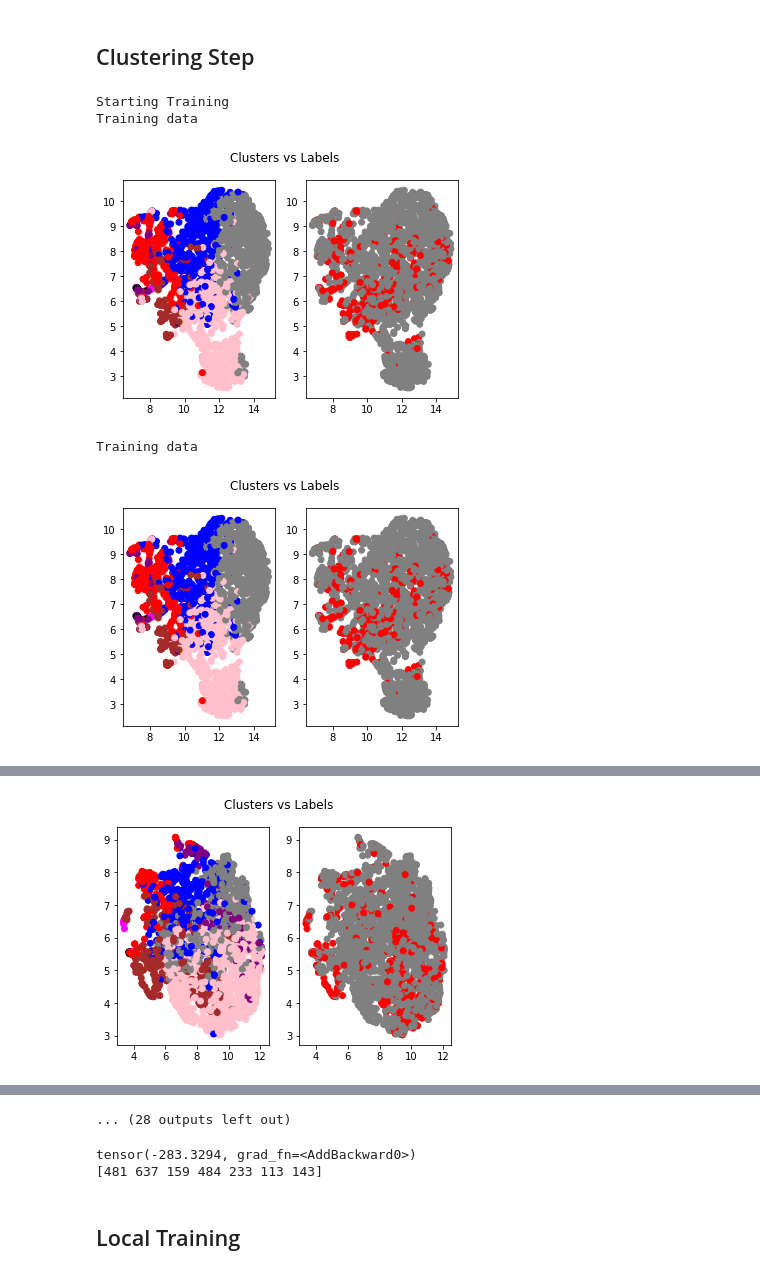
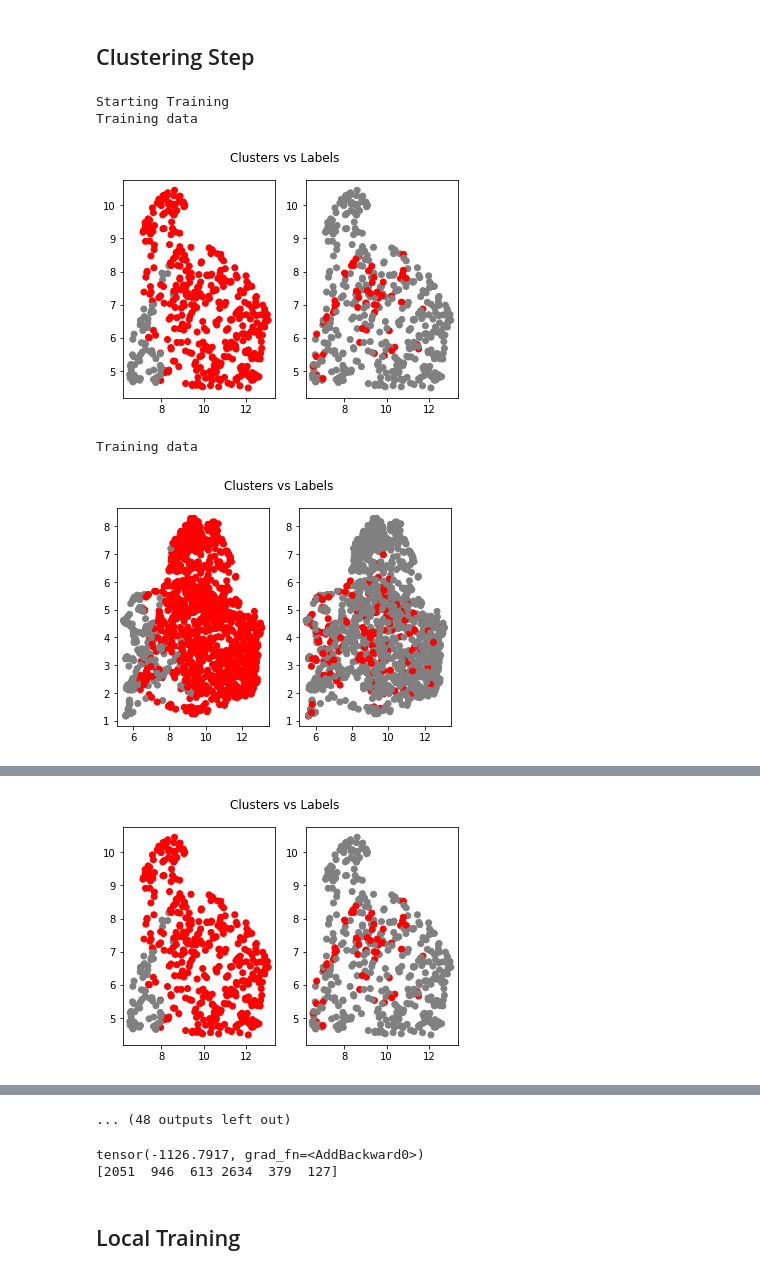
Before and after one commit to shivin9/ExpertNet, a Jupyter notebook: IDEC (CAC).ipynb, the cells around one changed output, grey strips where cells are left out. Cells and saved outputs as stored; diff of their text form; code cells hidden in the pictures.

```diff
--- a/IDEC (CAC).ipynb
+++ b/IDEC (CAC).ipynb
@@ -178,8 +178,8 @@ def cluster_acc(y_true, y_pred):
 def plot(model, X_train, y_train, X_test=None, y_test=None, labels=None):
     reducer = umap.UMAP(random_state=42)
 #     idx = torch.Tensor(np.random.randint(0,len(X_train),\
-#                         int(1*len(X_train)))).type(torch.LongTensor).to(device)
-    idx = range(len(X_train))
+#                         int(0.1*len(X_train)))).type(torch.LongTensor).to(device)
+    idx = range(int(0.2*len(X_train)))
     qs, latents_X = model(X_train[idx], output="latent")
     q_train = qs[0]
     y_train = y_train[idx]
@@ -1020,6 +1025,7 @@ for epoch in range(N_EPOCHS):
 #         print("Original labels")
 #         plot(model, torch.FloatTensor(X_val).to(args.device), y_val, labels=ori_val_cluster_indices)
 #         print("New Labels")
+        plot(model, torch.FloatTensor(X_train).to(args.device), y_train)
         plot(model, torch.FloatTensor(X_val).to(args.device), y_val)
 
         X_latents, _, tmp_q = model(torch.Tensor(X_train).to(args.device), output="decoded")
@@ -1208,7 +1214,7 @@ for epoch in range(N_EPOCHS):
             km_loss += torch.linalg.vector_norm(X_latents[pts_index] - model.cluster_layer[j])/(1+len(cluster_pts))
 
         q_tmp = source_distribution(X_latents, model.cluster_layer)
-        km_loss -= torch.sum(torch.kl_div(torch.sum(q_tmp, axis=0), torch.ones(args.n_clusters)))/args.n_clusters
+        km_loss -= torch.sum(torch.kl_div(torch.sum(q_tmp, axis=0), torch.ones(args.n_clusters)/args.n_clusters))
         loss = reconstr_loss
         if args.beta != 0:
             loss += args.beta*km_loss
@@ -1217,32 +1223,32 @@ for epoch in range(N_EPOCHS):
         if args.delta != 0:
             loss += args.delta*class_sep_loss
 
         epoch_loss += loss
         epoch_sep_loss += class_sep_loss.item()
         optimizer.zero_grad()
         loss.backward(retain_graph=True)
         optimizer.step()
 
         # Update the positive and negative centroids
         for j in range(args.n_clusters):
             pts_index = np.where(cluster_id == j)[0]
             n_class_index = np.where(y[pts_index] == 0)[0]
             p_class_index = np.where(y[pts_index] == 1)[0]
 
             N  = len(pts_index)
             Np = len(p_class_index)
             Nn = len(n_class_index)
             model.p_cluster_layer.data[j:] -= (1/(100+Np))*delta_mu_p[j:]
             model.n_cluster_layer.data[j:] -= (1/(100+Nn))*delta_mu_n[j:]
             model.cluster_layer.data[j:]   -= (1/(100+N))*delta_mu[j:]
 
     print('Epoch: {:02d} | Loss: {:.3f} | Classification Loss: {:.3f} | Class Sep Loss: {:.3f}'.format(
                 epoch, epoch_loss, class_loss/train_epochs, class_sep_loss))
 
 plot(model, torch.FloatTensor(X_val).to(args.device), y_val, labels=None)
 # %% [output]
 Starting Training
 Training data
-[figure, old version]
+[figure, new version]
 Training data
-[figure, old version]
+[figure, new version]
@@ -1252,2 +1255,2 @@ Epoch: 01 | Loss: nan | Classification Loss: nan | Class Sep Loss: 8.190
 Training data
-[figure, old version]
+[figure, new version]
@@ -1269,11 +1270,11 @@ Training data
-... (28 outputs left out)
+... (48 outputs left out)
 # %%
-q = source_distribution(z_val, model.cluster_layer)
+q = source_distribution(z_train, model.cluster_layer)
 print(sum(torch.kl_div(torch.sum(q,axis=0), torch.ones(model.n_clusters)/model.n_clusters)))
 print(np.bincount(q.argmax(1)))
 # %% [output]
-tensor(-283.3294, grad_fn=<AddBackward0>)
-[481 637 159 484 233 113 143]
+tensor(-1126.7917, grad_fn=<AddBackward0>)
+[2051  946  613 2634  379  127]
 # %% [markdown]
 ## Local Training
 # %%
```
Also changed, not shown: parts of 11 cells of this notebook, 13 other files.
